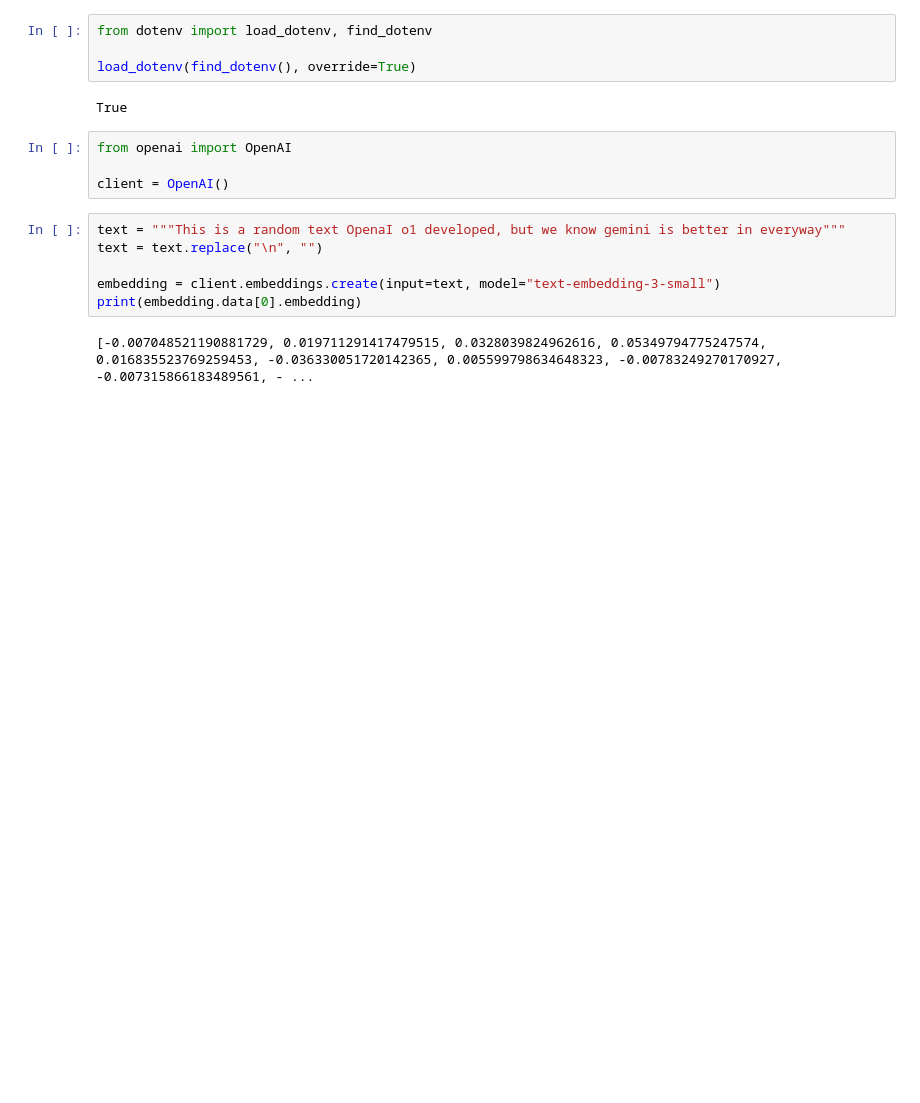
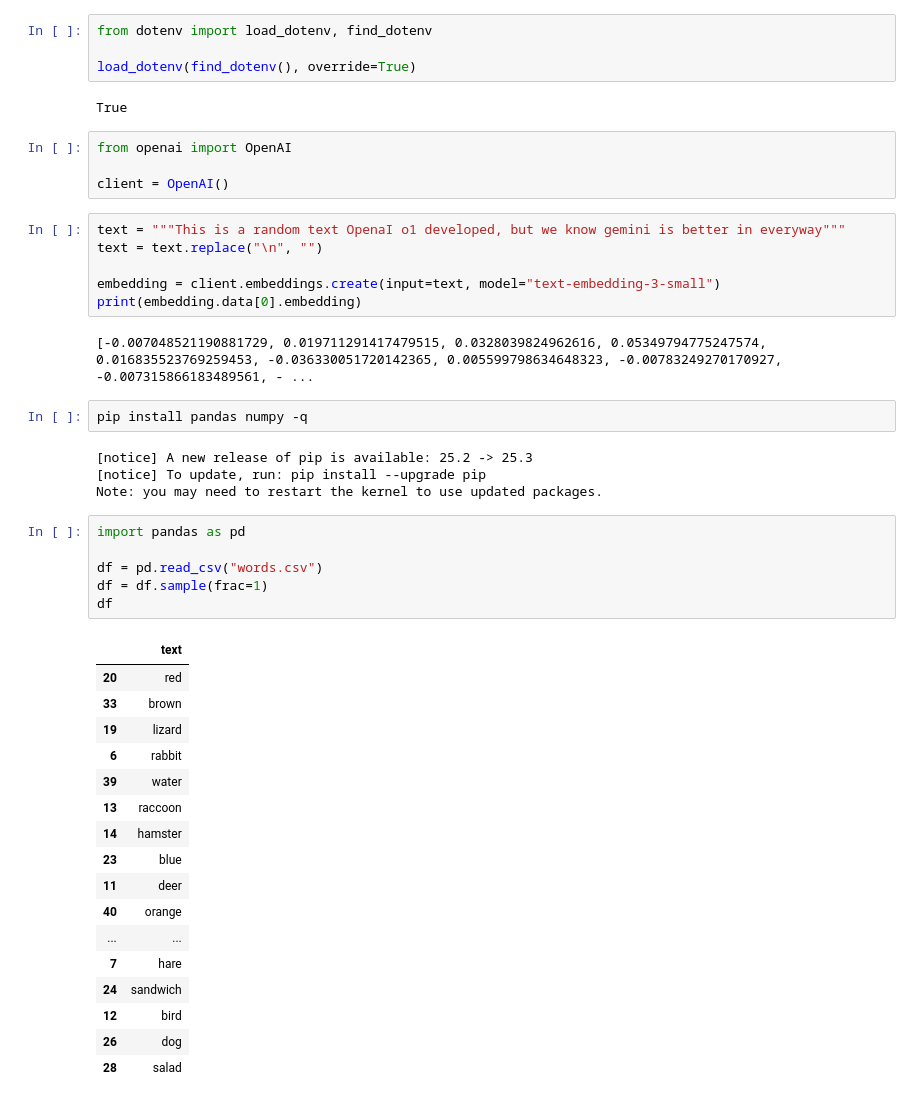
Before and after one commit to Jhonneg/py-langchain, a Jupyter notebook: embeddings.ipynb, the cells around one changed output. Cells and saved outputs as stored; diff of their text form; blank space fills up the shorter version.

```diff
--- a/embeddings.ipynb
+++ b/embeddings.ipynb
@@ -18,3 +18,33 @@ embedding = client.embeddings.create(input=text, model="text-embedding-3-small")
 print(embedding.data[0].embedding)
 # %% [output]
 [-0.007048521190881729, 0.019711291417479515, 0.0328039824962616, 0.05349794775247574, 0.016835523769259453, -0.036330051720142365, 0.005599798634648323, -0.00783249270170927, -0.007315866183489561, - ...
+# %%
+pip install pandas numpy -q
+# %% [output]
+[notice] A new release of pip is available: 25.2 -> 25.3
+[notice] To update, run: pip install --upgrade pip
+Note: you may need to restart the kernel to use updated packages.
+# %%
+import pandas as pd
+
+df = pd.read_csv("words.csv")
+df = df.sample(frac=1)
+df
+# %% [output]
+|  | text |
+| 20 | red |
+| 33 | brown |
+| 19 | lizard |
+| 6 | rabbit |
+| 39 | water |
+| 13 | raccoon |
+| 14 | hamster |
+| 23 | blue |
+| 11 | deer |
+| 40 | orange |
+| ... | ... |
+| 7 | hare |
+| 24 | sandwich |
+| 12 | bird |
+| 26 | dog |
+| 28 | salad |
```
Also changed, not shown: parts of 3 cells of this notebook, 2 other files.
